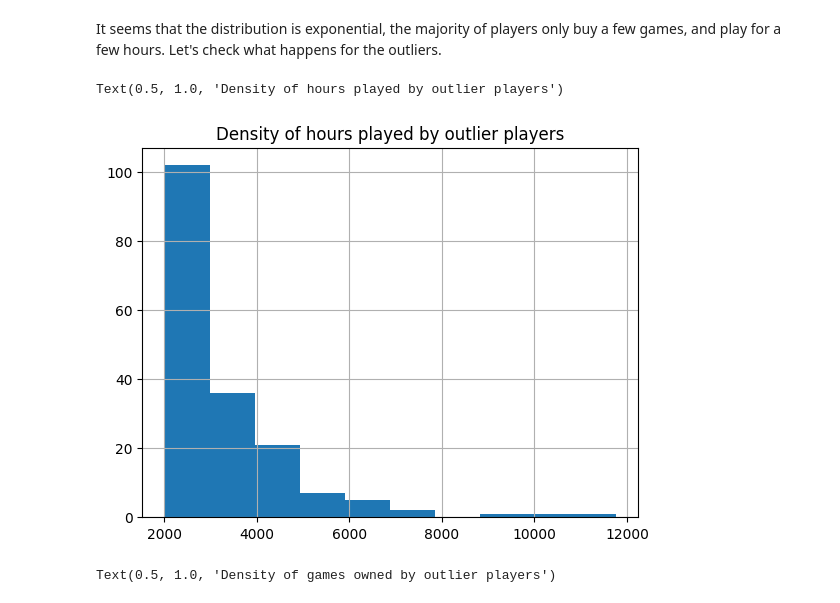
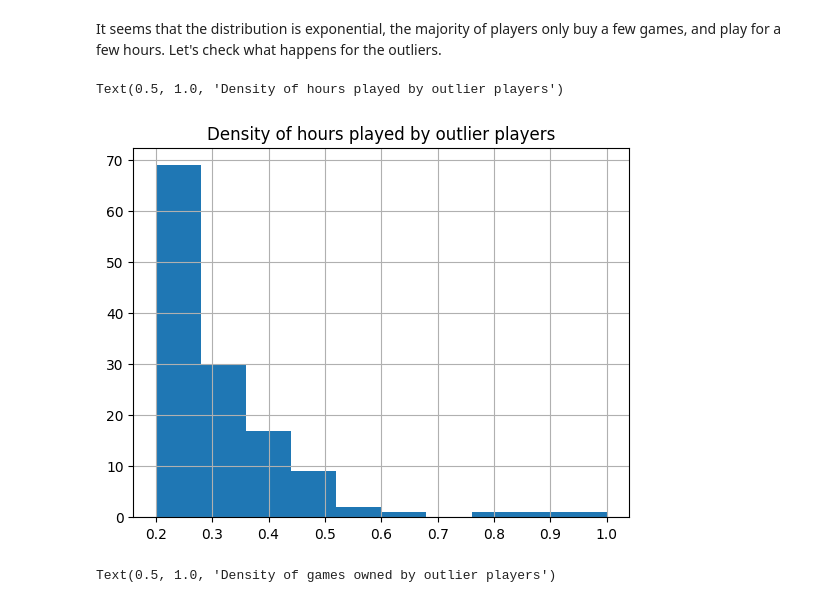
Before and after one commit to Vbardusco/sd201-steam-recommendations, a Jupyter notebook: project_steam.ipynb, the cells around one changed output. Saved outputs shown, nothing was run; the diff lists cells and outputs as text; code cells hidden in the pictures.

```diff
--- a/project_steam.ipynb
+++ b/project_steam.ipynb
@@ -113,0 +118,3 @@ played_games.head()
+# %%
+played_games['hours_played'] = (played_games['hours_played']-played_games['hours_played'].min())/(played_games['hours_played'].max()-played_games['hours_played'].min())
+played_games.head()
@@ -133,11 +147,11 @@ Text(0.5, 1.0, 'Density of games owned by player')
 It seems that the distribution is exponential, the majority of players only buy a few games, and play for a few hours. Let's check what happens for the outliers.
 # %%
 plt.figure()
-played_games.loc[played_games['hours_played']>2000,'hours_played'].hist()
+played_games.loc[played_games['hours_played']>0.2,'hours_played'].hist()
 plt.title('Density of hours played by outlier players')
 # %% [output]
 Text(0.5, 1.0, 'Density of hours played by outlier players')
-[figure, old version]
+[figure, new version]
 # %%
 plt.figure()
 bought_games.groupby(['id'])['game'].count().loc[bought_games.groupby(['id'])['game'].count()>200].hist()
```
Also changed, not shown: parts of 55 cells of this notebook.
